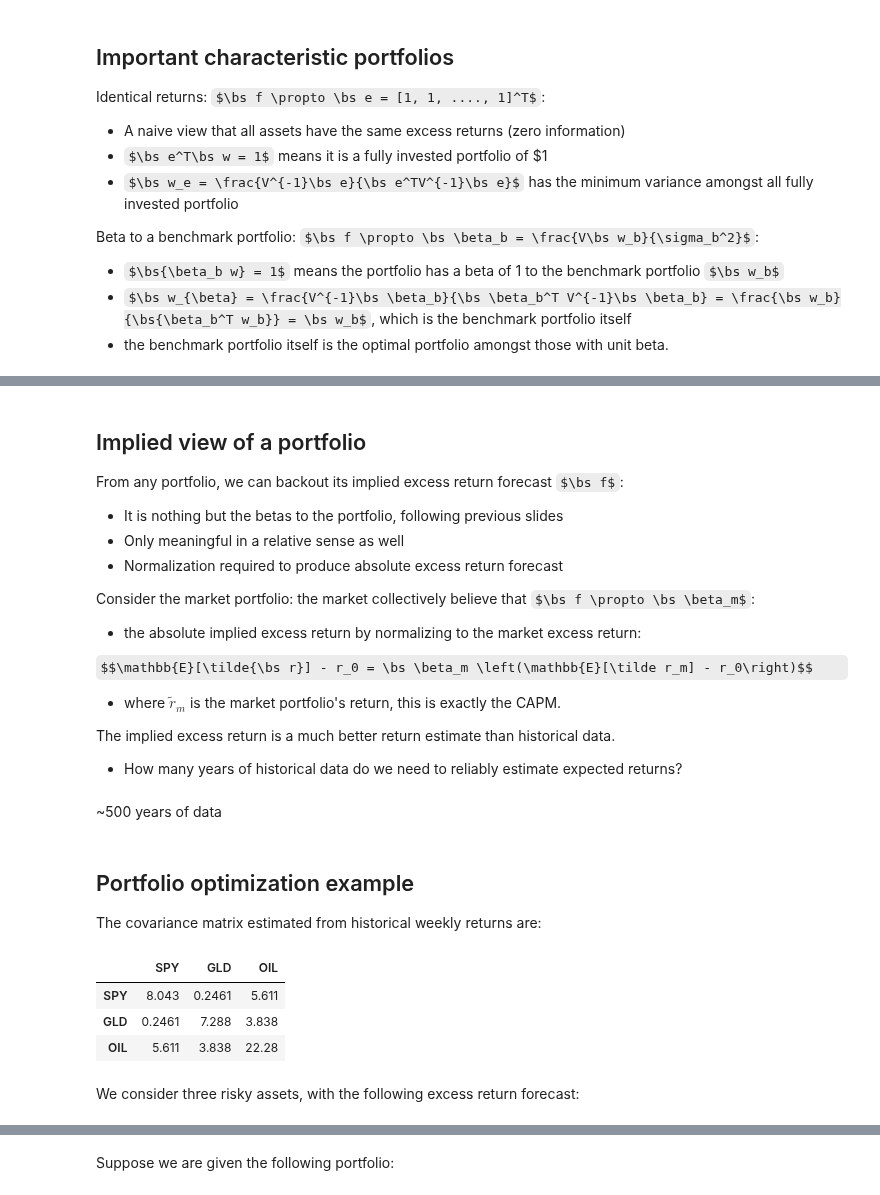
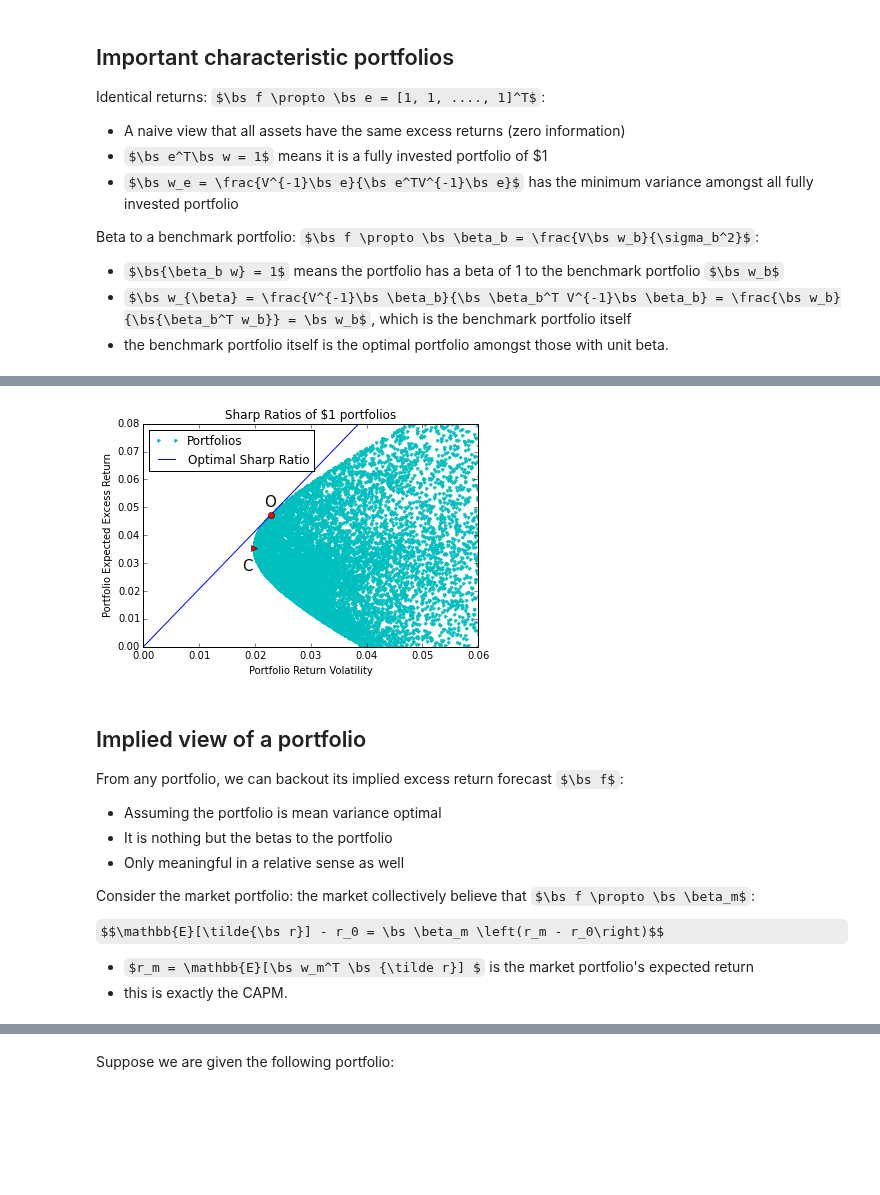
Before and after one commit to yadongli/nyumath2048, a Jupyter notebook: Lecture2.ipynb, the cells around one changed output, grey strips where cells are left out. Drawn from its saved outputs; the diff is of its cells as text; code cells hidden in the pictures; some formulas as TeX source; blank space fills up the shorter version.

```diff
--- a/Lecture2.ipynb
+++ b/Lecture2.ipynb
@@ -567,0 +602,6 @@ Beta to a benchmark portfolio: $\bs f \propto \bs \beta_b = \frac{V\bs w_b}{\sig
+# %%
+er = np.array([.05, .02, .01]).T
+flat_r = np.array([.01, .01, .01]).T
+df_er = pd.DataFrame(np.array([er, flat_r]).T*100, columns=["Forcast (%)", "Naive(%)"], index = f3.columns).T
+
+fmt.displayDFs(cv*1e4, df_er, headers=['Covariance', 'Epected Excess Return'])
@@ -567,0 +613,11 @@ Beta to a benchmark portfolio: $\bs f \propto \bs \beta_b = \frac{V\bs w_b}{\sig
+# %%
+cvi = np.linalg.inv(cv)
+w = cvi.dot(er.T)/er.T.dot(cvi).dot(er)
+w = w/np.sum(w)
+df_er.ix['Optimial Portfolio (O)', :] = w
+
+w2 = cvi.dot(flat_r.T)/er.T.dot(cvi).dot(flat_r)
+w2 = w2/np.sum(w2)
+df_er.ix['Min Vol Portfolio (C)', :] = w2
+
+fmt.displayDF(df_er[-2:], "4g")
@@ -568,32 +634,42 @@ Beta to a benchmark portfolio: $\bs f \propto \bs \beta_b = \frac{V\bs w_b}{\sig
+# %%
+rnd_w = np.random.uniform(size=[3, 20000]) - 0.5
+rnd_w = np.divide(rnd_w, np.sum(rnd_w, 0))
+
+rnd_r = er.dot(rnd_w)
+rnd_vol = np.sqrt([p.dot(cv).dot(p.T) for p in rnd_w.T])
+
+vol_o = sqrt(w.dot(cv).dot(w))
+r_o = er.dot(w)
+plot(rnd_vol, rnd_r, 'c.')
+plot([0, 10*vol_o], [0, 10*r_o], 'b');
+xlim(0, .06)
+ylim(0, .08)
+
+plot(vol_o, r_o, 'ro')
+text(vol_o-.001, r_o+.003, 'O', size=15)
+r_c = er.dot(w2)
+vol_c = sqrt(w2.dot(cv).dot(w2))
+plot(vol_c, r_c, 'r>')
+text(vol_c-.002, r_c-.008, 'C', size=15);
+
+legend(['Portfolios', 'Optimal Sharp Ratio'], loc='best')
+
+ylabel('Portfolio Expected Excess Return')
+xlabel('Portfolio Return Volatility')
+title('Sharp Ratios of $1 portfolios');
+# %% [output]
+[figure, added]
 # %% [markdown]
 ## Implied view of a portfolio
 
 From any portfolio, we can backout its implied excess return forecast $\bs f$:
-* It is nothing but the betas to the portfolio, following previous slides
+* Assuming the portfolio is mean variance optimal
+* It is nothing but the betas to the portfolio
 * Only meaningful in a relative sense as well
-* Normalization required to produce absolute excess return forecast
 
 Consider the market portfolio: the market collectively believe that $\bs f \propto \bs \beta_m$:
-* the absolute implied excess return by normalizing to the market excess return:
 
-$$\mathbb{E}[\tilde{\bs r}] - r_0 = \bs \beta_m \left(\mathbb{E}[\tilde r_m] - r_0\right)$$
+$$\mathbb{E}[\tilde{\bs r}] - r_0 = \bs \beta_m \left(r_m - r_0\right)$$
 
-* where $\tilde r_m$ is the market portfolio's return, this is exactly the CAPM.
-
-The implied excess return is a much better return estimate than historical data.
-* How many years of historical data do we need to reliably estimate expected returns?
+* $r_m = \mathbb{E}[\bs w_m^T \bs {\tilde r}] $ is the market portfolio's expected return
+* this is exactly the CAPM.
-# %% [markdown]
-~500 years of data
-# %% [markdown]
-## Portfolio optimization example
-
-The covariance matrix estimated from historical weekly returns are:
-# %%
-fmt.displayDF(cv*1e4, "4g")
-# %% [output]
-|  | SPY | GLD | OIL |
-| SPY | 8.043 | 0.2461 | 5.611 |
-| GLD | 0.2461 | 7.288 | 3.838 |
-| OIL | 5.611 | 3.838 | 22.28 |
-# %% [markdown]
-We consider three risky assets, with the following excess return forecast:
```
Also changed, not shown: parts of 60 cells of this notebook, 7 other files.
